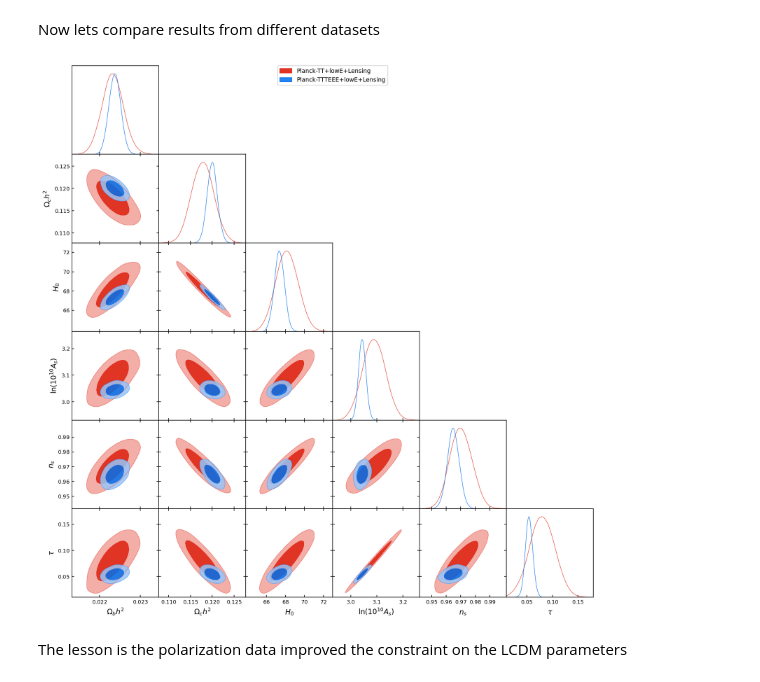
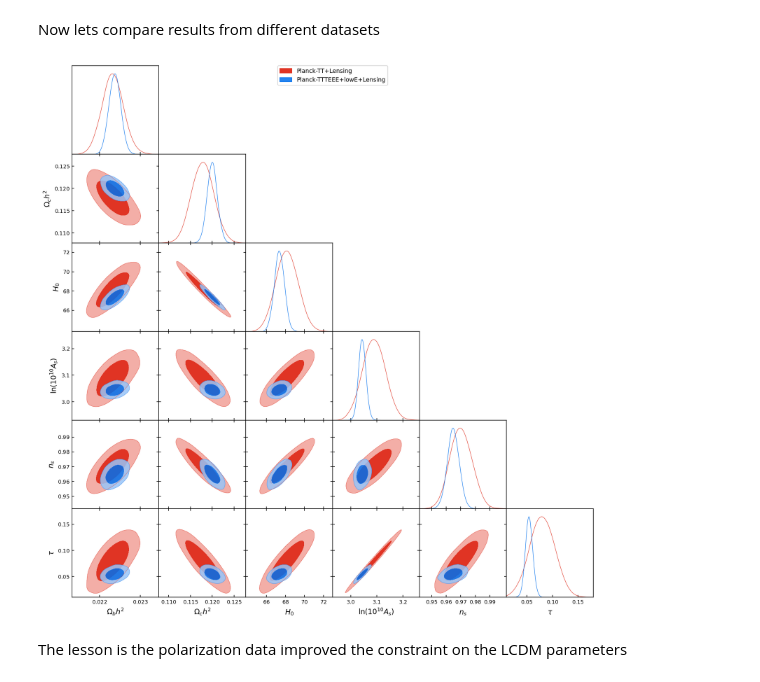
Before and after one commit to TexMExLab/UTAustin_CMBSummerSchool, a Jupyter notebook: UT_Notebooks/SG_Day4_Part1_Getdist.ipynb, the cells around one changed output. Drawn from its saved outputs; the diff is of its cells as text; code cells hidden in the pictures.

```diff
--- a/UT_Notebooks/SG_Day4_Part1_Getdist.ipynb
+++ b/UT_Notebooks/SG_Day4_Part1_Getdist.ipynb
@@ -135,9 +137,9 @@ Now lets compare results from different datasets
 samp_tt = loadMCSamples(file_root = 'cosmo_chains/base/plikHM_TT_lowl_lensing/base_plikHM_TT_lowl_lensing', settings={'ignore_rows': 0.2})
 # %%
 g = plots.get_subplot_plotter()
-g.triangle_plot([samp_tt, samp], params = ['omegabh2', 'omegach2', 'H0', 'logA', 'ns', 'tau' ],filled=True,legend_labels = ['Planck-TT+lowE+Lensing','Planck-TTTEEE+lowE+Lensing'])
+g.triangle_plot([samp_tt, samp], params = ['omegabh2', 'omegach2', 'H0', 'logA', 'ns', 'tau' ],filled=True,legend_labels = ['Planck-TT+Lensing','Planck-TTTEEE+lowE+Lensing'])
 # %% [output]
-[figure, old version]
+[figure, new version]
 # %% [markdown]
 The lesson is the polarization data improved the constraint on the LCDM parameters
 # %% [markdown]
```
Also changed, not shown: parts of 7 cells of this notebook, 5 other files.
